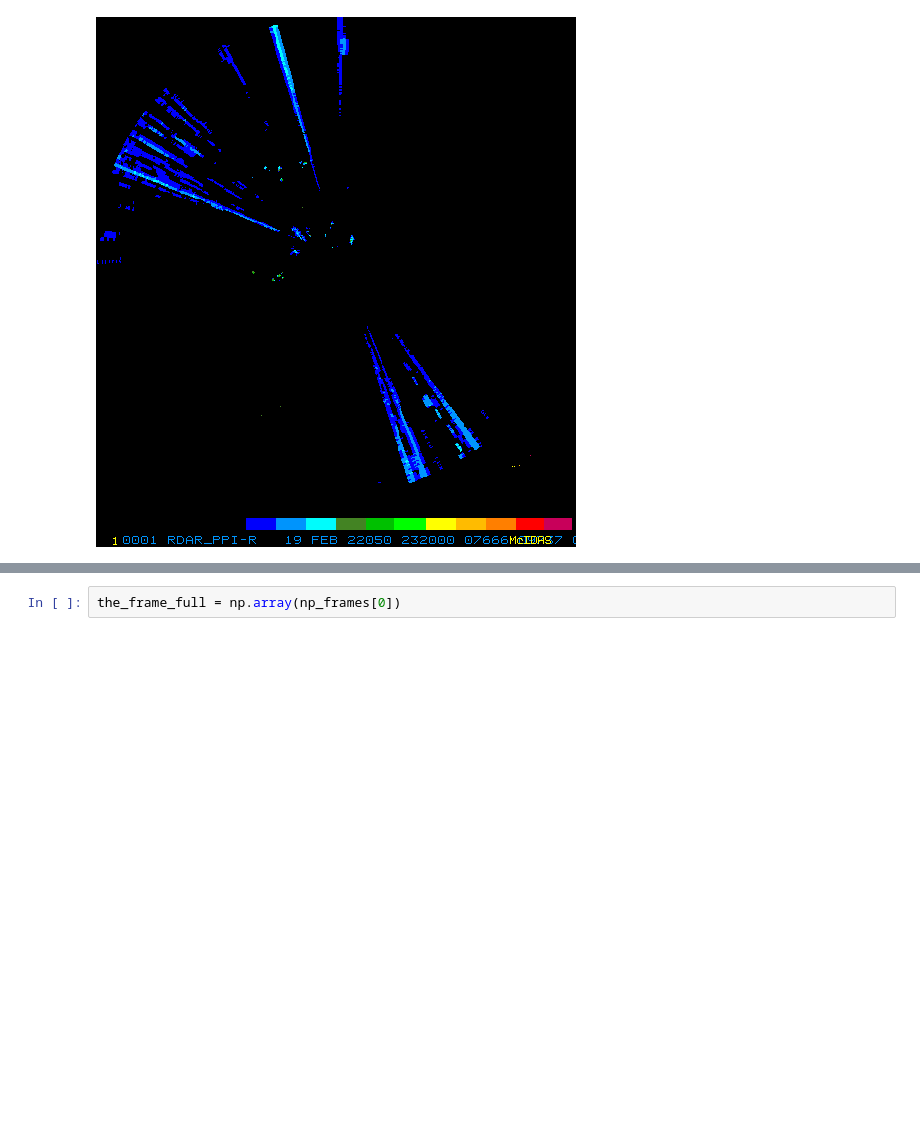
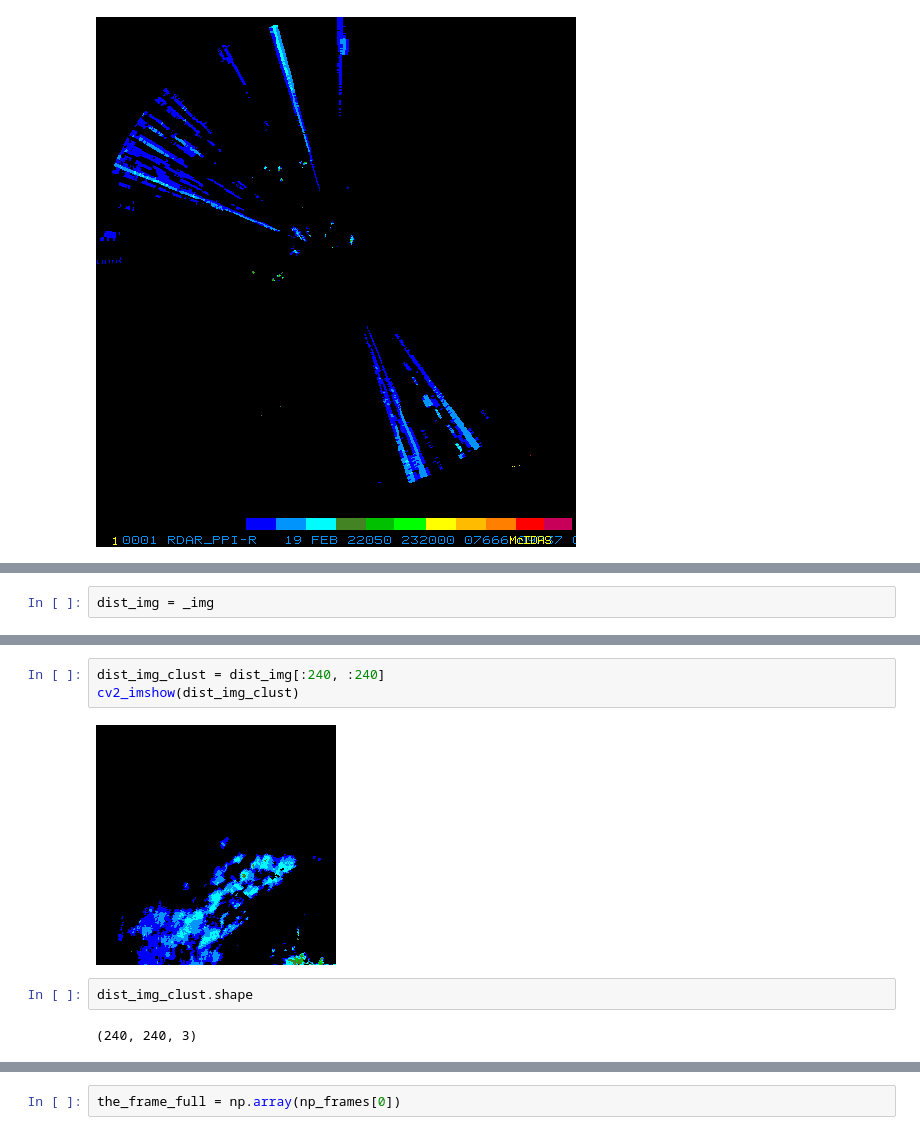
Before and after one commit to melihkurtaran/DNA_hackathon, a Jupyter notebook: MainCode.ipynb, the cells around one changed output, grey strips where cells are left out. Saved outputs shown, nothing was run; the diff lists cells and outputs as text; blank space fills up the shorter version.

```diff
--- a/MainCode.ipynb
+++ b/MainCode.ipynb
@@ -129,0 +156,2 @@ cv2_imshow(im2)
+# %%
+dist_img = _img
@@ -129,0 +162,9 @@ cv2_imshow(im2)
+# %%
+dist_img_clust = dist_img[:240, :240]
+cv2_imshow(dist_img_clust)
+# %% [output]
+[figure, added]
+# %%
+dist_img_clust.shape
+# %% [output]
+(240, 240, 3)
```
Also changed, not shown: parts of 23 cells of this notebook.
